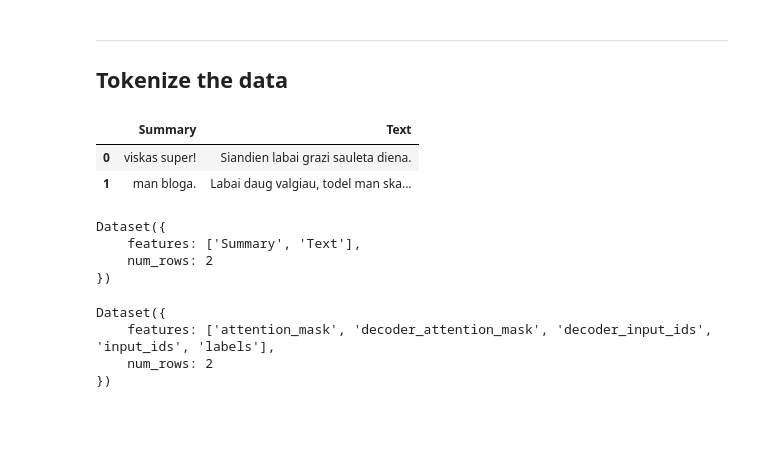
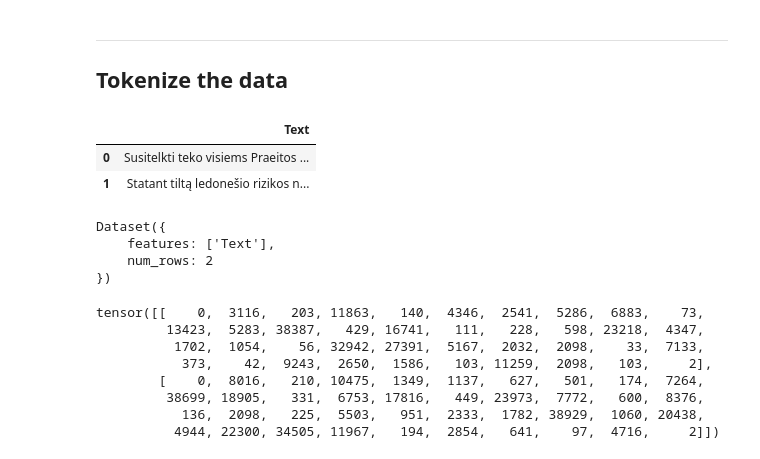
Before and after one commit to tarasevic-r/Lithuanian_text_summarization, a Jupyter notebook: LitLatBert.ipynb, the cells around one changed output. Drawn from its saved outputs; the diff is of its cells as text; code cells hidden in the pictures; blank space fills up the shorter version.

```diff
--- a/LitLatBert.ipynb
+++ b/LitLatBert.ipynb
@@ -134,12 +141,12 @@ encoded_dict
 # %%
 import pandas as pd
 
-d = {'Summary': ['viskas super!', 'man bloga.'], 'Text' : ['Siandien labai grazi sauleta diena.', 'Labai daug valgiau, todel man skauda pilva.']}
+d = {'Text' : [min_input, delfi_input]}
 df = pd.DataFrame(data=d)
 
 df
 # %% [output]
-|  | Summary | Text |
-| 0 | viskas super! | Siandien labai grazi sauleta diena. |
-| 1 | man bloga. | Labai daug valgiau, todel man ska... |
+|  | Text |
+| 0 | Susitelkti teko visiems Praeitos ... |
+| 1 | Statant tiltą ledonešio rizikos n... |
 # %%
@@ -149,7 +157,7 @@ train_data = Dataset.from_pandas(df)
 train_data
 # %% [output]
 Dataset({
-    features: ['Summary', 'Text'],
+    features: ['Text'],
     num_rows: 2
 })
 # %%
@@ -200,9 +208,13 @@ train_data.set_format(
 #    type="torch", columns=["input_ids", "attention_mask", "decoder_input_ids", "decoder_attention_mask", "labels"],
 #)
 # %%
-train_data
+train_data['input_ids']
 # %% [output]
-Dataset({
-    features: ['attention_mask', 'decoder_attention_mask', 'decoder_input_ids', 'input_ids', 'labels'],
-    num_rows: 2
-})
+tensor([[    0,  3116,   203, 11863,   140,  4346,  2541,  5286,  6883,    73,
+         13423,  5283, 38387,   429, 16741,   111,   228,   598, 23218,  4347,
+          1702,  1054,    56, 32942, 27391,  5167,  2032,  2098,    33,  7133,
+           373,    42,  9243,  2650,  1586,   103, 11259,  2098,   103,     2],
+        [    0,  8016,   210, 10475,  1349,  1137,   627,   501,   174,  7264,
+         38699, 18905,   331,  6753, 17816,   449, 23973,  7772,   600,  8376,
+           136,  2098,   225,  5503,   951,  2333,  1782, 38929,  1060, 20438,
+          4944, 22300, 34505, 11967,   194,  2854,   641,    97,  4716,     2]])
```
Also changed, not shown: parts of 21 cells of this notebook.
